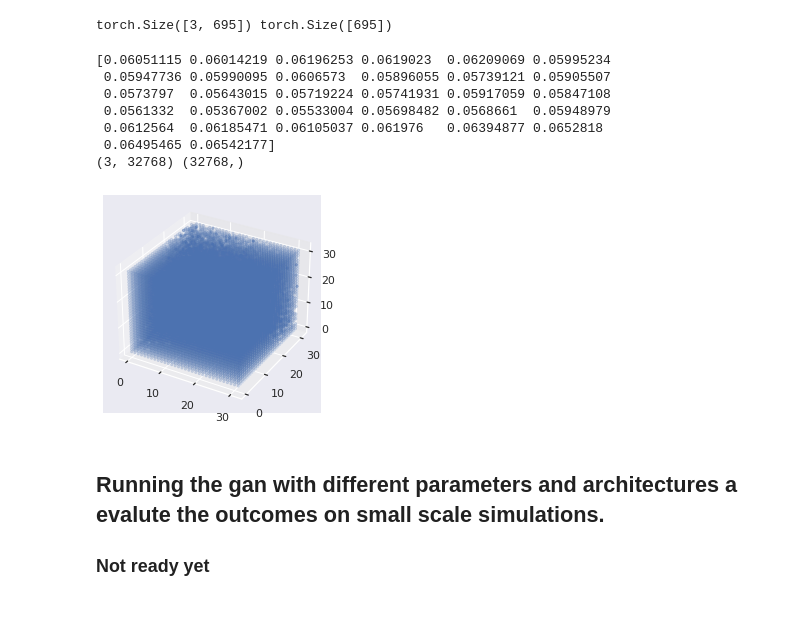
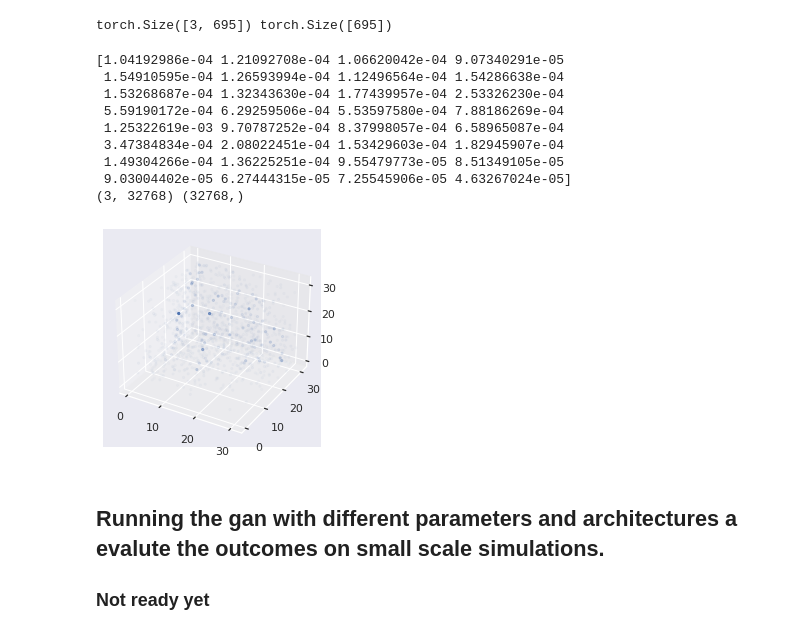
Before and after one commit to yamatteo/baryons, a Jupyter notebook: notebook.ipynb, the cells around one changed output. Drawn from its saved outputs; the diff is of its cells as text; code cells hidden in the pictures.

```diff
--- a/notebook.ipynb
+++ b/notebook.ipynb
@@ -193,37 +193,39 @@ print(pos.shape, mass.shape)
 torch.Size([3, 695]) torch.Size([695])
 # %%
 from pathlib import Path
-s = torch.load(Path("test") / "sample_005.npy")
-x = (s["pg"][2,0,:,:,:]).detach().cpu().numpy()
+s = torch.load(Path("runs") / "sample_035.npy")
+x = (s["rg"][26,0,:,:,:]).detach().cpu().numpy()
 
 # print(x)
 print(np.mean(x, axis=(0,1)))
 import matplotlib.pyplot as plt
 import numpy as np
 import itertools
 
 l = len(x)
 sns.set(style = "darkgrid")
 pos = list(itertools.product(range(0, l), range(0, l), range(0, l)))
 mass = np.array([ x[p] for p in pos ])
 mass = np.maximum(mass, 0) / np.max(mass)
 pos = np.array(pos).T
 print(pos.shape, mass.shape)
 
 fig = plt.figure()
 ax = fig.add_subplot(111, projection='3d')
 
 ax.scatter(pos[0], pos[1], pos[2], marker=".", alpha=mass)
 plt.show()
 # %% [output]
-[0.06051115 0.06014219 0.06196253 0.0619023  0.06209069 0.05995234
- 0.05947736 0.05990095 0.0606573  0.05896055 0.05739121 0.05905507
- 0.0573797  0.05643015 0.05719224 0.05741931 0.05917059 0.05847108
- 0.0561332  0.05367002 0.05533004 0.05698482 0.0568661  0.05948979
- 0.0612564  0.06185471 0.06105037 0.061976   0.06394877 0.0652818
- 0.06495465 0.06542177]
+[1.04192986e-04 1.21092708e-04 1.06620042e-04 9.07340291e-05
+ 1.54910595e-04 1.26593994e-04 1.12496564e-04 1.54286638e-04
+ 1.53268687e-04 1.32343630e-04 1.77439957e-04 2.53326230e-04
+ 5.59190172e-04 6.29259506e-04 5.53597580e-04 7.88186269e-04
+ 1.25322619e-03 9.70787252e-04 8.37998057e-04 6.58965087e-04
+ 3.47384834e-04 2.08022451e-04 1.53429603e-04 1.82945907e-04
+ 1.49304266e-04 1.36225251e-04 9.55479773e-05 8.51349105e-05
+ 9.03004402e-05 6.27444315e-05 7.25545906e-05 4.63267024e-05]
 (3, 32768) (32768,)
-[figure, old version]
+[figure, new version]
 # %% [markdown]
 ## Running the gan with different parameters and architectures a evalute the outcomes on small scale simulations.
 
```
Also changed, not shown: parts of 1 cell of this notebook, 3 other files.
